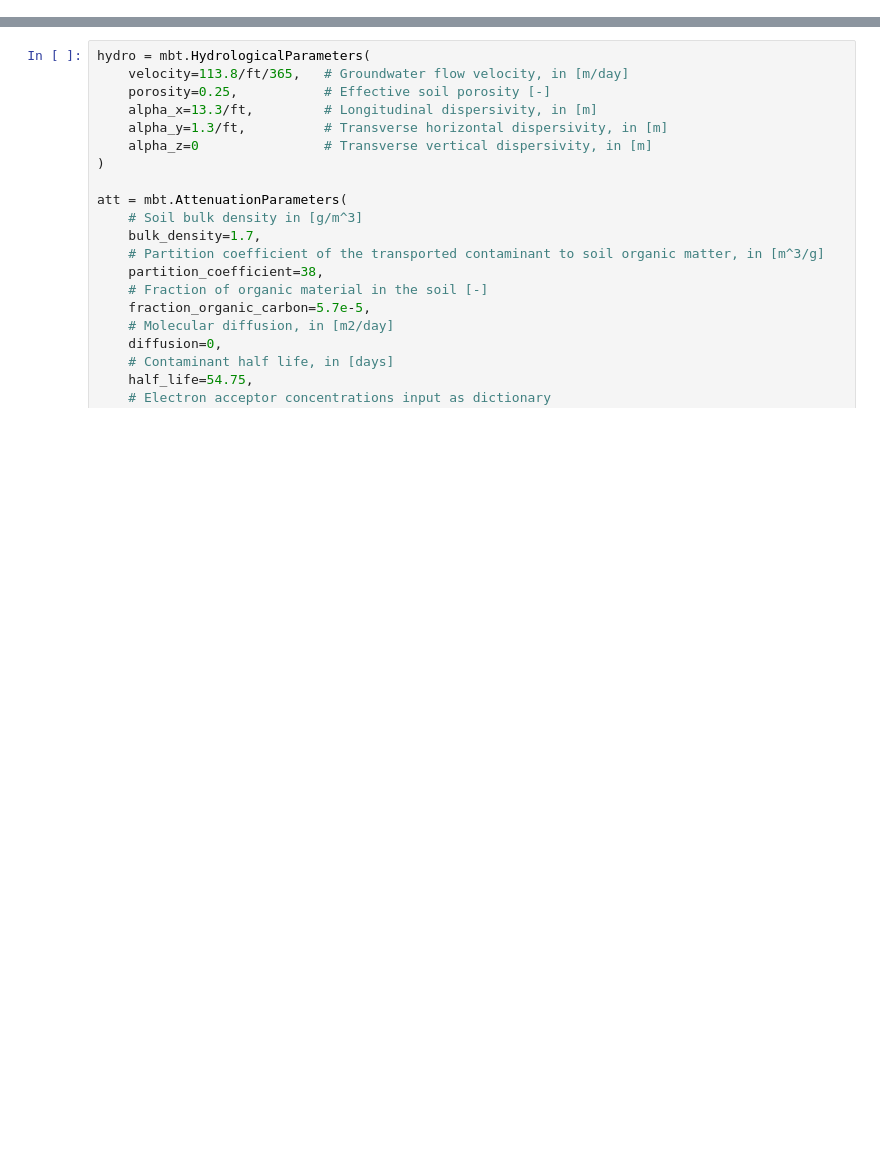
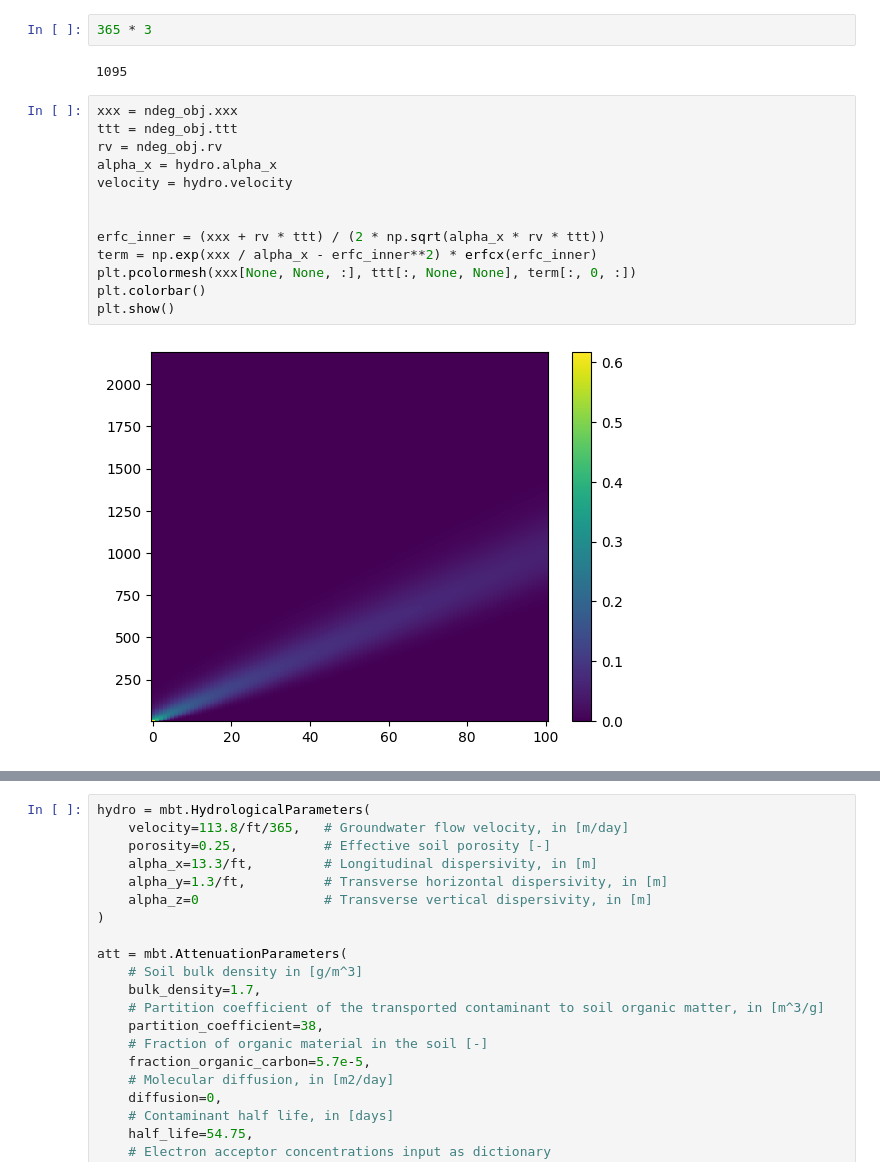
Before and after one commit to MiBiPreT/mibitrans, a Jupyter notebook: examples/additional_term.ipynb, the cells around one changed output, grey strips where cells are left out. Saved outputs shown, nothing was run; the diff lists cells and outputs as text; blank space fills up the shorter version.

```diff
--- a/examples/additional_term.ipynb
+++ b/examples/additional_term.ipynb
@@ -4,0 +68,19 @@ import matplotlib.pyplot as plt
+# %%
+365 * 3
+# %% [output]
+1095
+# %%
+xxx = ndeg_obj.xxx
+ttt = ndeg_obj.ttt
+rv = ndeg_obj.rv
+alpha_x = hydro.alpha_x
+velocity = hydro.velocity
+
+
+erfc_inner = (xxx + rv * ttt) / (2 * np.sqrt(alpha_x * rv * ttt))
+term = np.exp(xxx / alpha_x - erfc_inner**2) * erfcx(erfc_inner)
+plt.pcolormesh(xxx[None, None, :], ttt[:, None, None], term[:, 0, :])
+plt.colorbar()
+plt.show()
+# %% [output]
+[figure, added]
```
Also changed, not shown: parts of 9 cells of this notebook, 3 other files.
